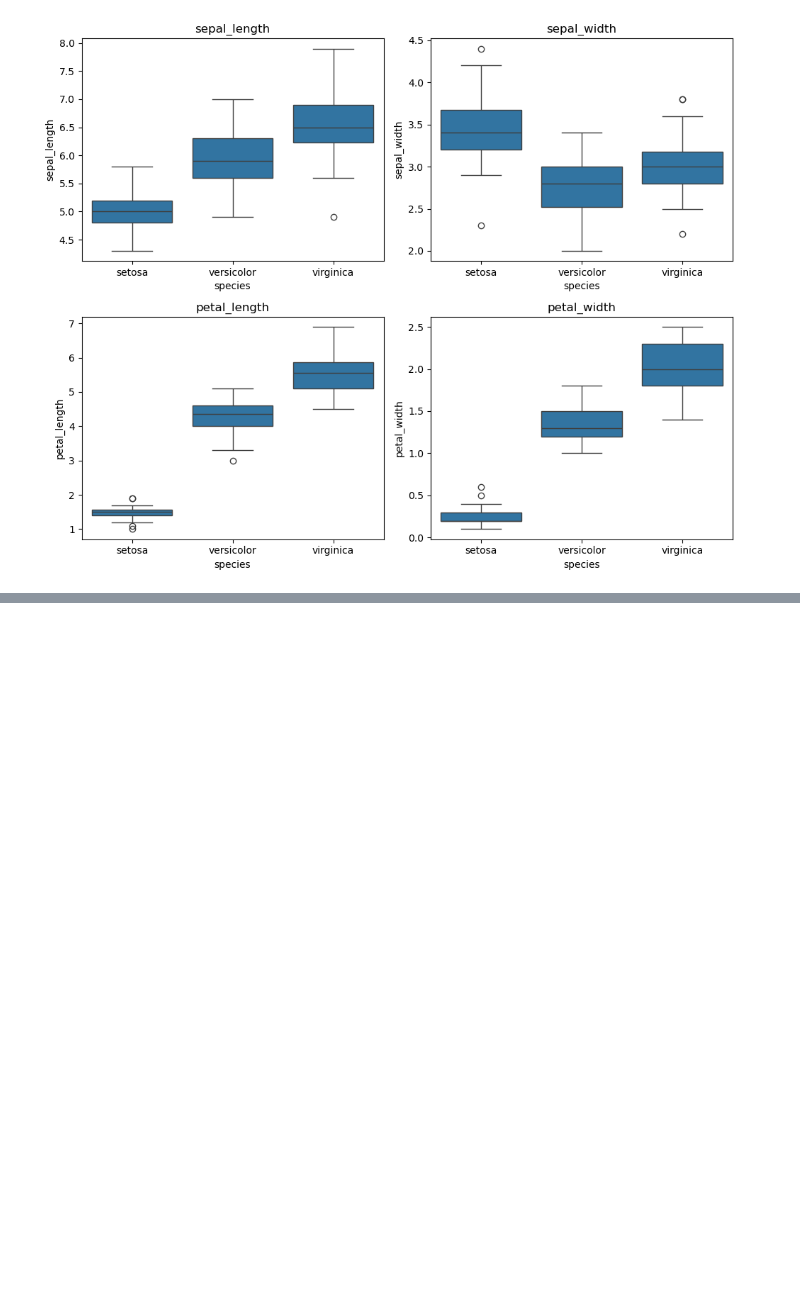
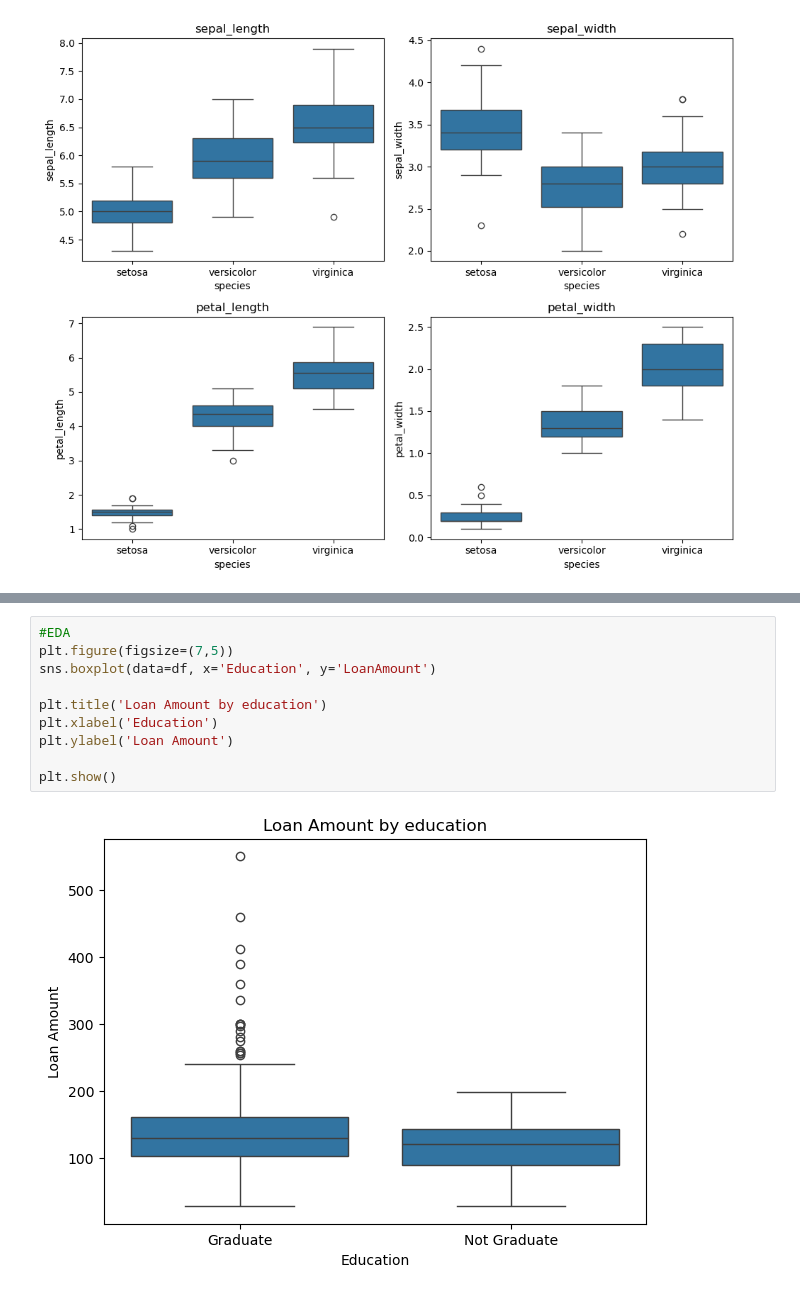
Before and after one commit to mahadkashif3500/DHC-2304_Mahad-Bin-Kashif, a Jupyter notebook: DHC-2304_Mahad Bin Kashif.ipynb, the cells around one changed output, grey strips where cells are left out. Drawn from its saved outputs; the diff is of its cells as text; blank space fills up the shorter version.

```diff
--- a/DHC-2304_Mahad Bin Kashif.ipynb
+++ b/DHC-2304_Mahad Bin Kashif.ipynb
@@ -125,0 +223,12 @@ plt.show()
+# %%
+#EDA
+plt.figure(figsize=(7,5))
+sns.boxplot(data=df, x='Education', y='LoanAmount')
+
+plt.title('Loan Amount by education')
+plt.xlabel('Education')
+plt.ylabel('Loan Amount')
+
+plt.show()
+# %% [output]
+[figure, added]
```
Also changed, not shown: parts of 31 cells of this notebook, 2 other files.
